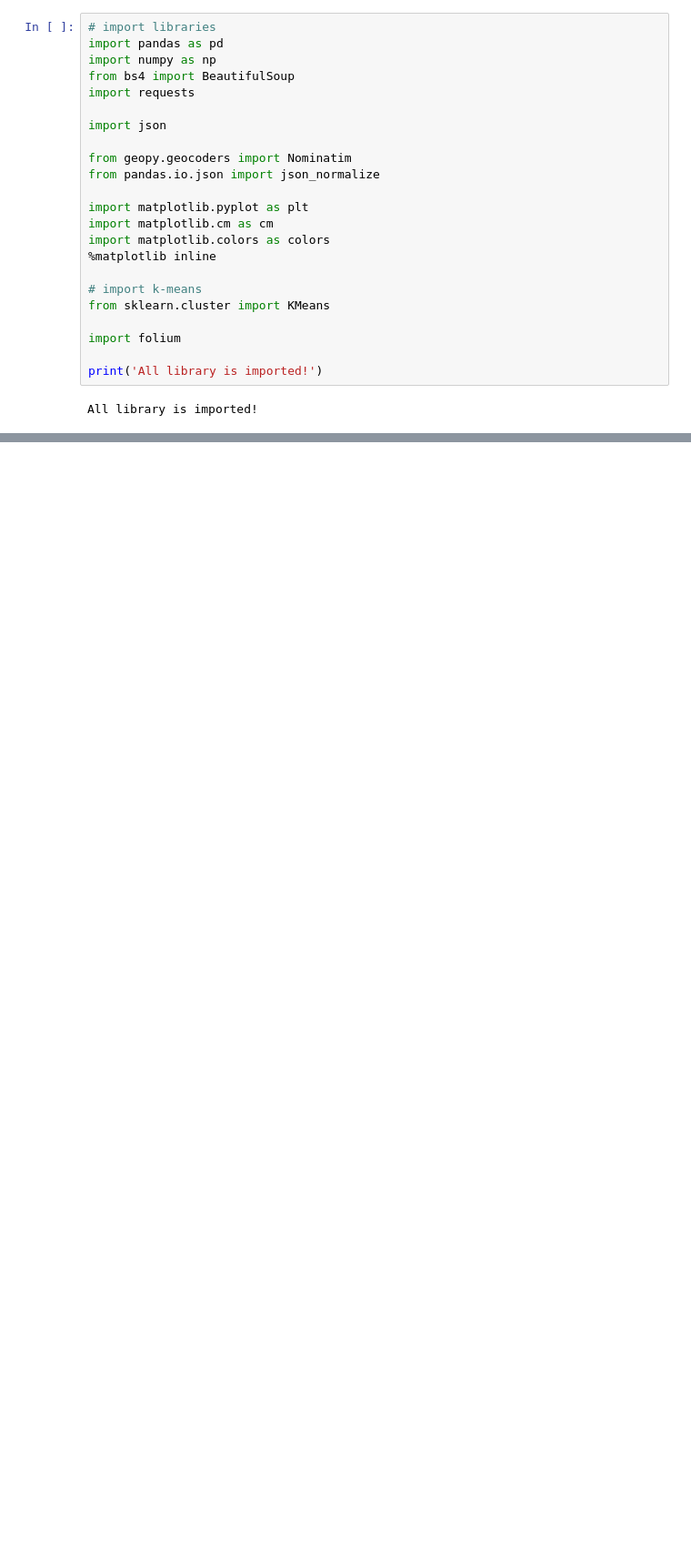
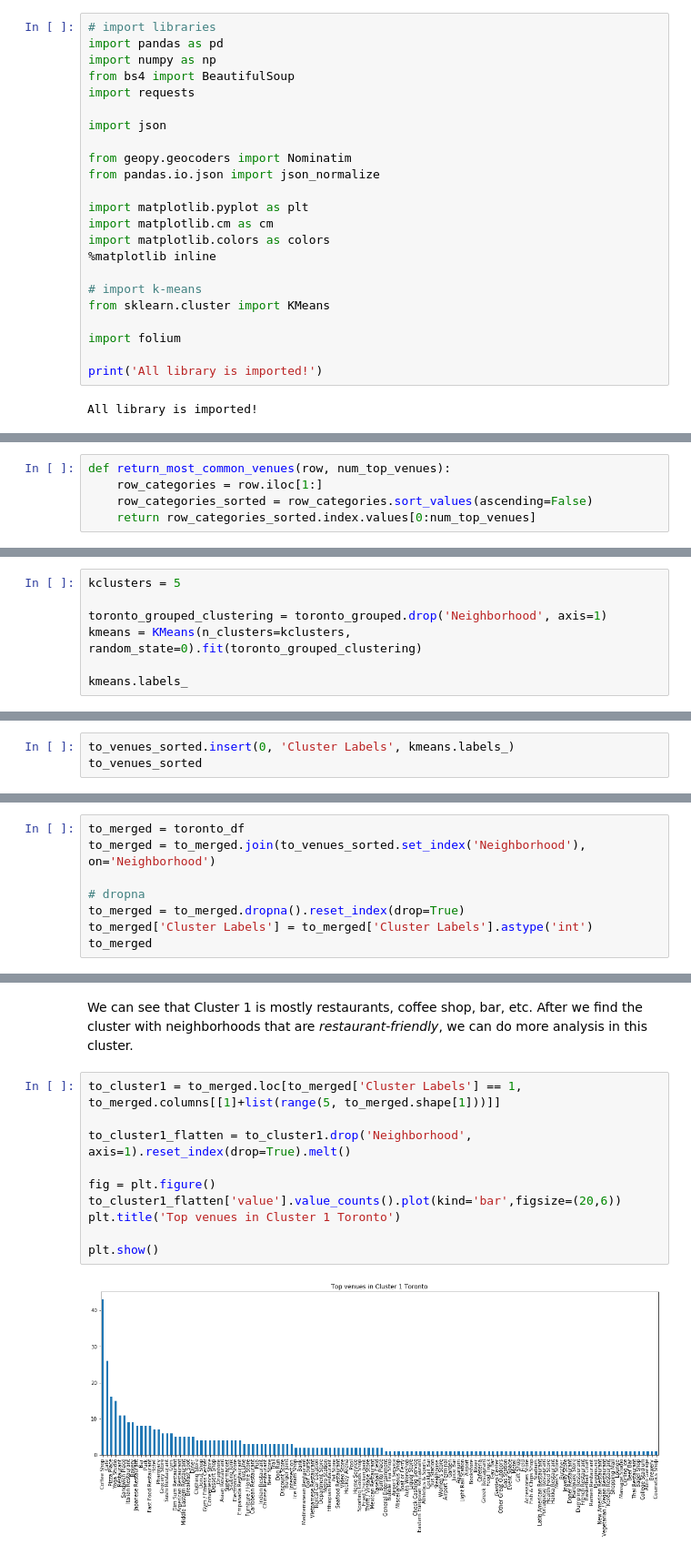
Before and after one commit to witjaksana/Coursera_Capstone, a Jupyter notebook: CapstoneProject/Capstone_Project_Battle_of_Neighborhood_notebook.ipynb, the cells around one changed output, grey strips where cells are left out. Shown at 91% size. Saved outputs shown, nothing was run; the diff lists cells and outputs as text; blank space fills up the shorter version.

```diff
--- a/CapstoneProject/Capstone_Project_Battle_of_Neighborhood_notebook.ipynb
+++ b/CapstoneProject/Capstone_Project_Battle_of_Neighborhood_notebook.ipynb
@@ -147,0 +271,5 @@ map_toronto
+# %%
+def return_most_common_venues(row, num_top_venues):
+    row_categories = row.iloc[1:]
+    row_categories_sorted = row_categories.sort_values(ascending=False)
+    return row_categories_sorted.index.values[0:num_top_venues]
@@ -147,0 +311,7 @@ map_toronto
+# %%
+kclusters = 5
+
+toronto_grouped_clustering = toronto_grouped.drop('Neighborhood', axis=1)
+kmeans = KMeans(n_clusters=kclusters, random_state=0).fit(toronto_grouped_clustering)
+
+kmeans.labels_
@@ -147,0 +324,3 @@ map_toronto
+# %%
+to_venues_sorted.insert(0, 'Cluster Labels', kmeans.labels_)
+to_venues_sorted
@@ -147,0 +341,8 @@ map_toronto
+# %%
+to_merged = toronto_df
+to_merged = to_merged.join(to_venues_sorted.set_index('Neighborhood'), on='Neighborhood')
+
+# dropna
+to_merged = to_merged.dropna().reset_index(drop=True)
+to_merged['Cluster Labels'] = to_merged['Cluster Labels'].astype('int')
+to_merged
@@ -147,0 +424,14 @@ map_toronto
+# %% [markdown]
+We can see that Cluster 1 is mostly restaurants, coffee shop, bar, etc. After we find the cluster with neighborhoods that are *restaurant-friendly*, we can do more analysis in this cluster.
+# %%
+to_cluster1 = to_merged.loc[to_merged['Cluster Labels'] == 1, to_merged.columns[[1]+list(range(5, to_merged.shape[1]))]]
+
+to_cluster1_flatten = to_cluster1.drop('Neighborhood', axis=1).reset_index(drop=True).melt()
+
+fig = plt.figure()
+to_cluster1_flatten['value'].value_counts().plot(kind='bar',figsize=(20,6))
+plt.title('Top venues in Cluster 1 Toronto')
+
+plt.show()
+# %% [output]
+[figure, added]
```
Also changed, not shown: parts of 64 cells of this notebook.
